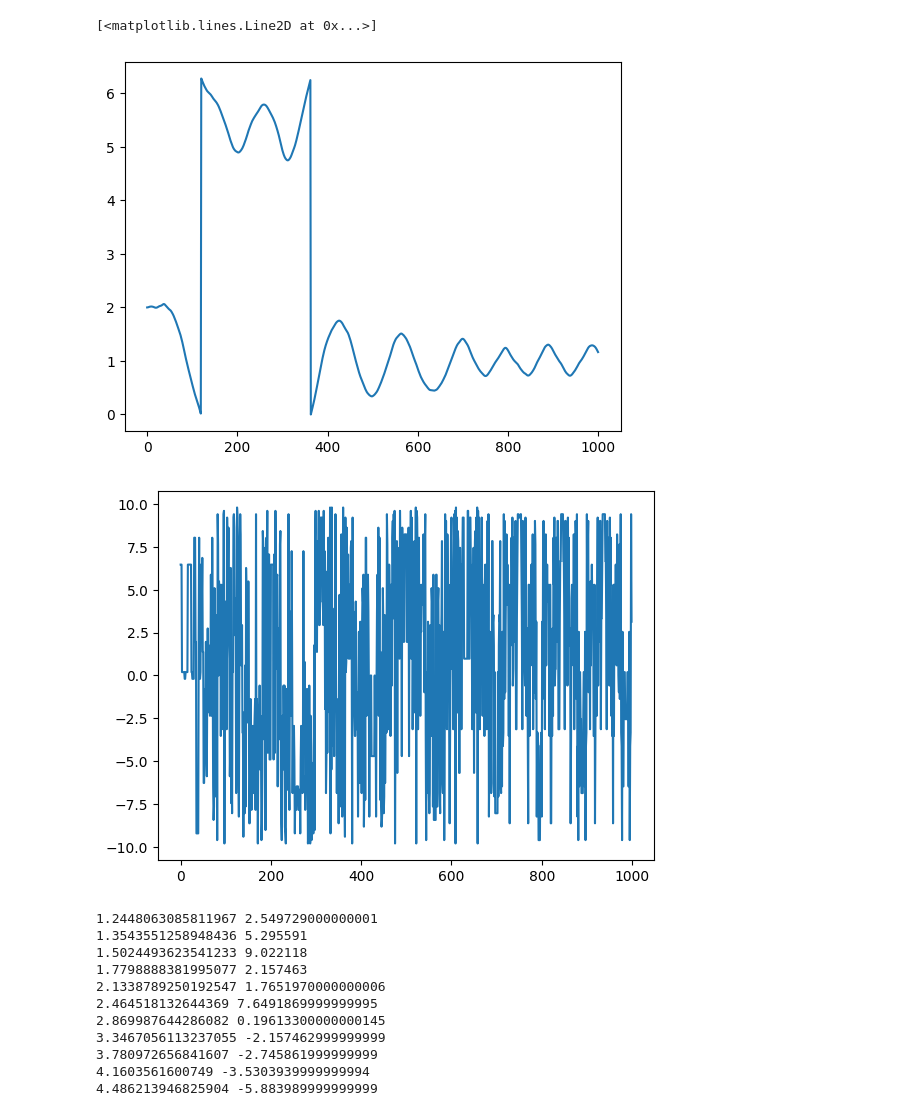
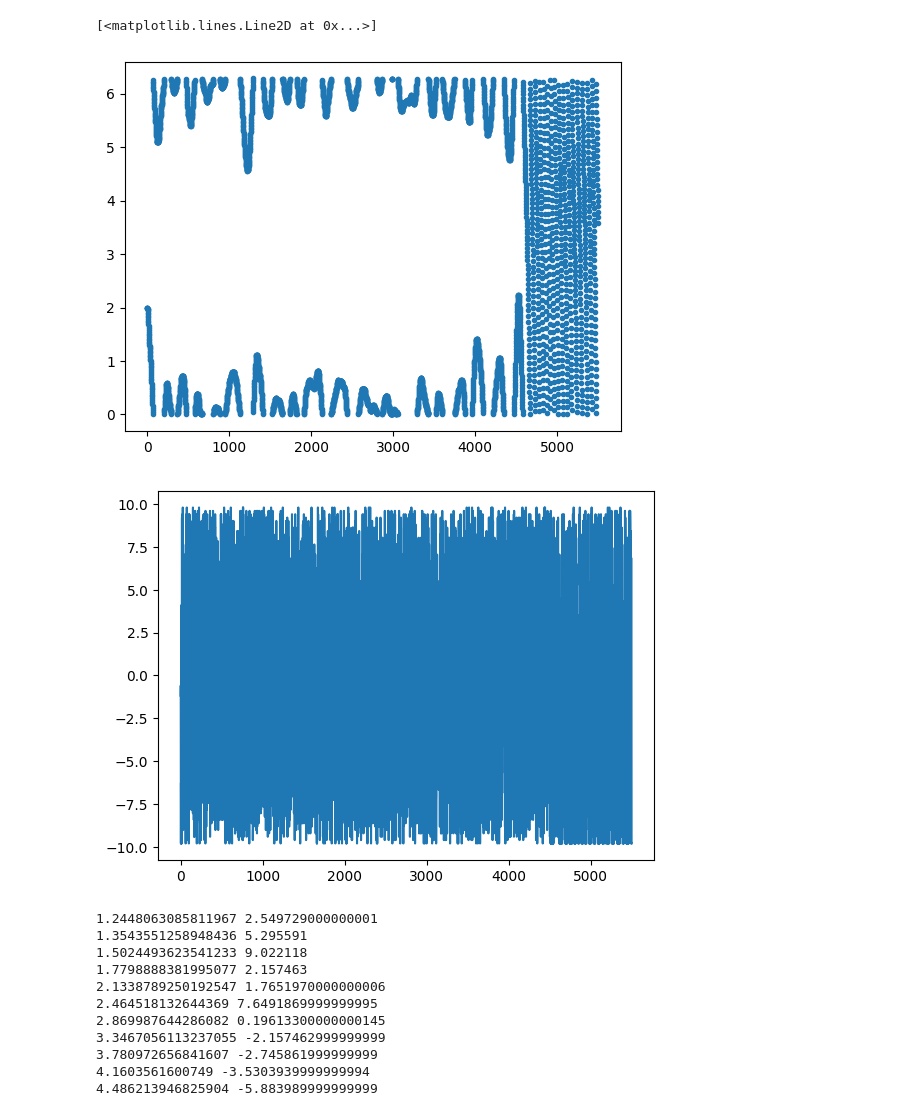
Before and after one commit to KaranJagdale/InvertedPend, a Jupyter notebook: InvPend.ipynb, the cells around one changed output. Saved outputs shown, nothing was run; the diff lists cells and outputs as text; code cells hidden in the pictures.

```diff
--- a/InvPend.ipynb
+++ b/InvPend.ipynb
@@ -50,15 +93,16 @@ def closestDiscInd(DiscArr, val):
 # %%
-Q_new = np.zeros((ThetaRes, res))
+Q_new = np.zeros((ThetaRes, OmegaRes, res))
 def Q_learning(Q_new, ThetaTarget, Ts):
     Theta = pi
     Omega = 0
     Tau = 0
-    Iterations = 5000000
+    Iterations = 100000
     eps = 0.1
     TauInd = np.where(TauDisc == Tau)[0][0]
     ThetaHist = [Theta]
     CritThetaCount = 0
     ThetaVisitCount = np.zeros(ThetaRes)
+    Q = np.copy(Q_new)
     for i in range(Iterations):
         #First find the next state
         Theta_n, Omega_n = nextState([Theta, Omega], Tau, Ts)
@@ -68,27 +112,45 @@ def Q_learning(Q_new, ThetaTarget, Ts):
             Theta_n = Theta_n + 2*pi
         ThetaHist.append(Theta_n)
 
+        if Omega_n > OmegaRange:
+            print('Omega exceeding the bounds, stopping learning')
+            break
+
         #Update the Q function
         #First find the closest Theta value in the discretized theta to the current Theta and Theta_n
-        diff = np.absolute(ThetaDisc - Theta)
-        ThetaInd = np.argmin(diff)
 
+        ThetaInd = closestDiscInd(ThetaDisc, Theta)
+        Theta_nInd = closestDiscInd(ThetaDisc, Theta_n)
+        OmegaInd = closestDiscInd(OmegaDisc, Omega)
+        Omega_nInd = closestDiscInd(OmegaDisc, Omega_n)
+        Q_new = np.copy(Q)
+        f_term = Q[ThetaInd, TauInd]
+        s_term = reward(ThetaDisc[ThetaInd], Tau, ThetaTarget) + Gamma*Q[Theta_nInd, Omega_nInd, :].max()
+        print(f_term)
+        print(s_term)
+        Q_new[ThetaInd, OmegaInd, TauInd] = (1-eps)*f_term + eps*s_term
 
-        diff = np.absolute(ThetaDisc - Theta_n)
-        Theta_nInd = np.argmin(diff)
+        # print(f_term, s_term)
+        # print('ThetaInd, TauInd', ThetaInd, TauInd)
+        # print('s_term1: ', reward(ThetaDisc[ThetaInd], Tau, ThetaTarget), 's_term2: ', Gamma*Q[Theta_nInd, :].max())
+        # print('Q[Theta_nInd, :]',Q[Theta_nInd, :])
+        # print('theta', ThetaDisc[ThetaInd])
+        # print('Tau: ', Tau, 'Theta_n: ', Theta_n )
 
+        #print(Q_new)
 
-        Q_new[ThetaInd, TauInd] = (1-eps)*Q_new[ThetaInd, TauInd] + eps*(reward(ThetaDisc[ThetaInd], Tau, ThetaTarget) + Gamma*Q_new[Theta_nInd, :].max())
         #generate a random action for the next instant
         TauInd = np.random.randint(res)
         Tau = TauDisc[TauInd]
 
 
-        Theta, Omega = Theta_n, Omega_n
+        Theta, Omega = OmegaDisc[Theta_nInd], OmegaDisc[Omega_nInd]
+        Q = np.copy(Q_new)
         if i%100000 == 0:
-            print(i/100000)
-    print(CritThetaCount/Iterations*100, "Explored critical region")
+            print(i/100000, "Q-update", f_term- s_term)
+
+    #print(CritThetaCount/Iterations*100, "Explored critical region")
     return Q_new, ThetaHist
 
-Q, ThetaHist = Q_learning(Q_new,pi, Ts)
+Q, ThetaHist = Q_learning(Q_new, ThetaTarget, Ts)
 # %% [output]
@@ -115,37 +161,37 @@ Theta0 = 2
 Omega0 = 0
 
 # Want to stabilize the Theta at pi (Vertically inverted)
 
-simIter = 1000
+simIter = 5500
 Theta, Omega = Theta0, Omega0
 ThetaSim = [Theta]
 TauSim = []
 for i in range(simIter):
 
     diff = np.absolute(ThetaDisc - Theta)
     ThetaInd = np.argmin(diff)
 
     #Finding optimal action for the current state
 
     optTauInd = np.argmax(Q[ThetaInd, :])
     optTau = TauDisc[optTauInd]
     TauSim.append(optTau)
     Theta_n, Omega_n = nextState([Theta, Omega], optTau, Ts)
     if Theta_n >= 2*pi:
         Theta_n = Theta_n - 2*pi
     elif Theta_n < 0:
         Theta_n = Theta_n + 2*pi
     ThetaSim.append(Theta_n)
     Theta, Omega = Theta_n, Omega_n
 
 plt.figure(1)
-plt.plot(ThetaSim)
+plt.plot(ThetaSim, '.')
 plt.figure(2)
 plt.plot(TauSim)
 # %% [output]
 [<matplotlib.lines.Line2D at 0x...>]
-[figure, old version]
+[figure, new version]
-[figure, old version]
+[figure, new version]
 # %%
 for i in range(90,120):
     print(ThetaSim[i], TauSim[i])
```
Also changed, not shown: parts of 3 cells of this notebook.
